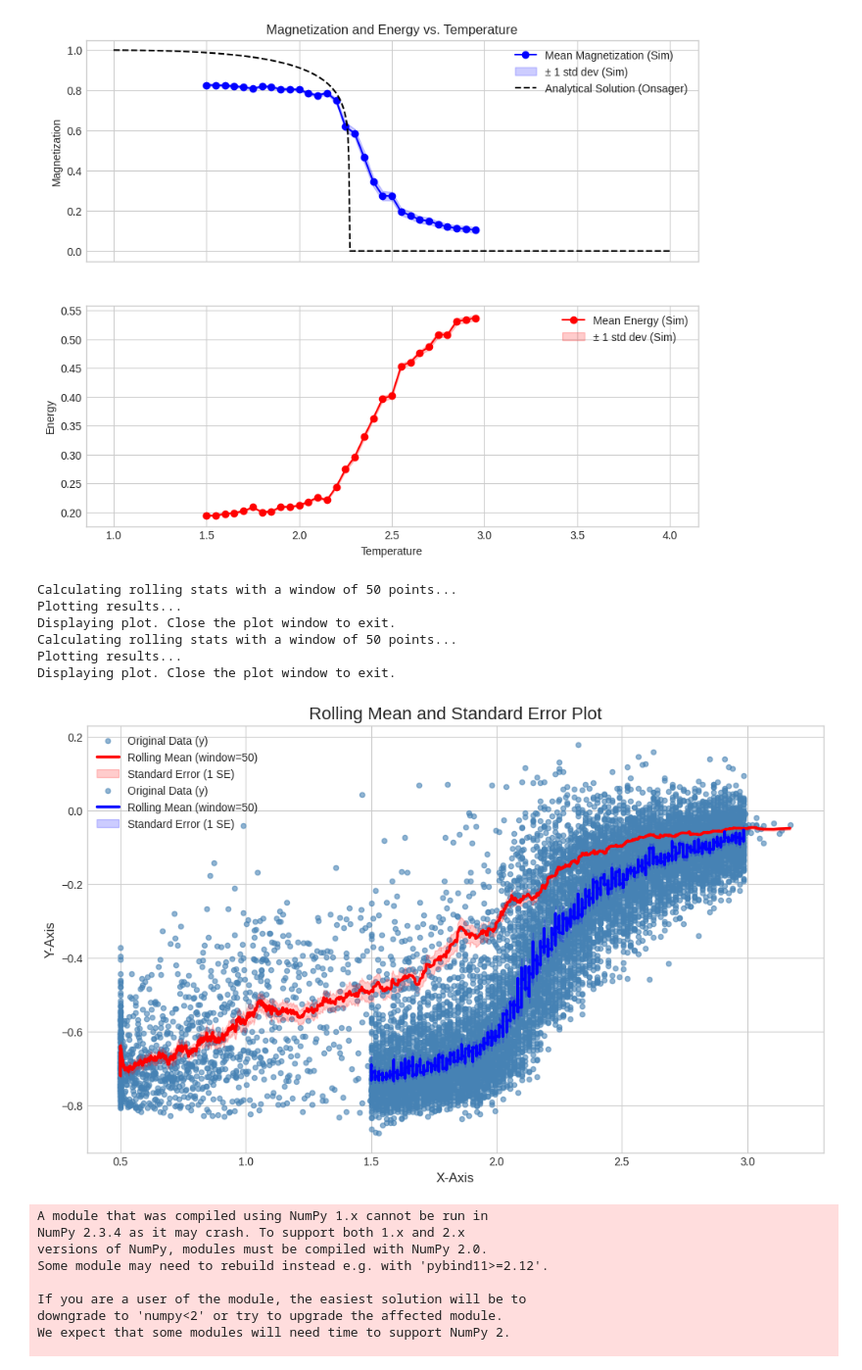
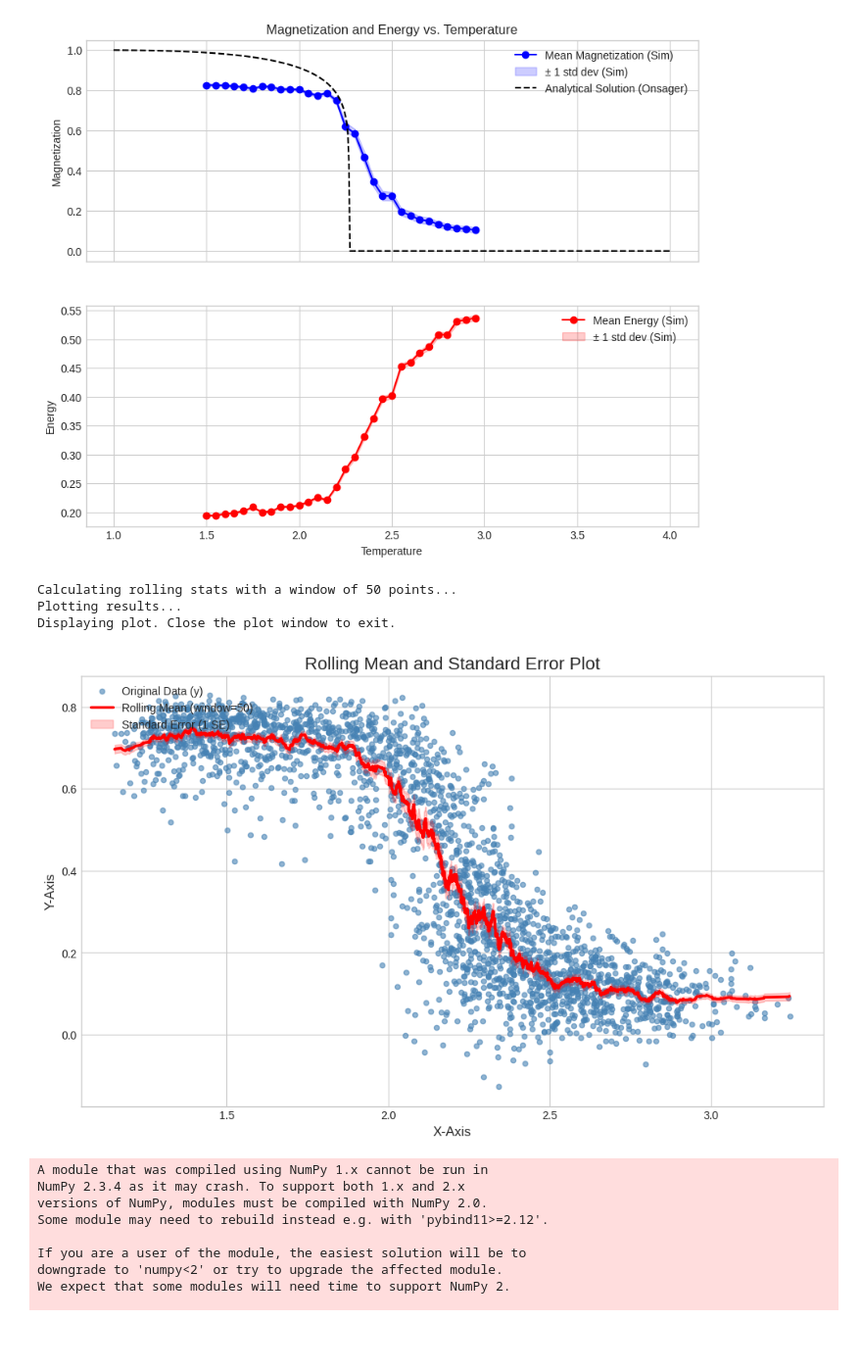
Before and after one commit to Aaron-d-k/ising-ca, a Jupyter notebook: data/analyze.ipynb, the cells around one changed output. Shown: that part at 98% size. Saved outputs shown, nothing was run; the diff lists cells and outputs as text; code cells hidden in the pictures; blank space fills up the shorter version.

```diff
--- a/data/analyze.ipynb
+++ b/data/analyze.ipynb
@@ -242,27 +242,24 @@ def plot_rolling_stats(x_points, y_points, window_size,col):
 # %%
 import matplotlib.pyplot as plt
 
 def plotterr(c,f,col):
     cadata1 = np.transpose(c)
     T = f*2.0/np.log(1.0/cadata1[0] - 1.0)
-    m_ca = cadata1[1]
+    m_ca = -cadata1[1]
     #plt.scatter(T.clip(0,4),m_ca,color=col)
     plot_rolling_stats(T.clip(0.5,4),m_ca,50,col)
 
 plt.figure(figsize=(12, 7))
 plt.style.use('seaborn-v0_8-whitegrid')
 
 plotterr(cadata,1,'red')
-plotterr(simcadata,1,'blue')
+#plotterr(simcadata,1,'blue')
 plt.show()
 # %% [output]
 Calculating rolling stats with a window of 50 points...
 Plotting results...
 Displaying plot. Close the plot window to exit.
-Calculating rolling stats with a window of 50 points...
-Plotting results...
-Displaying plot. Close the plot window to exit.
-[figure, old version]
+[figure, new version]
 # %%
 import numpy as np
 import pandas as pd
```
Also changed, not shown: 2 other files.
